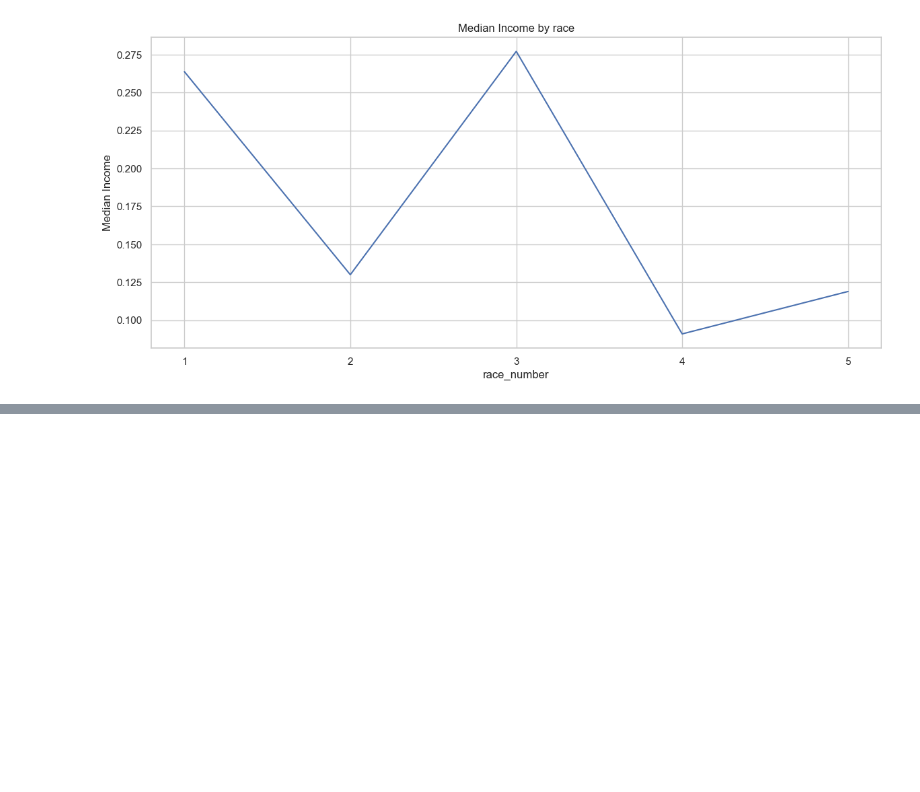
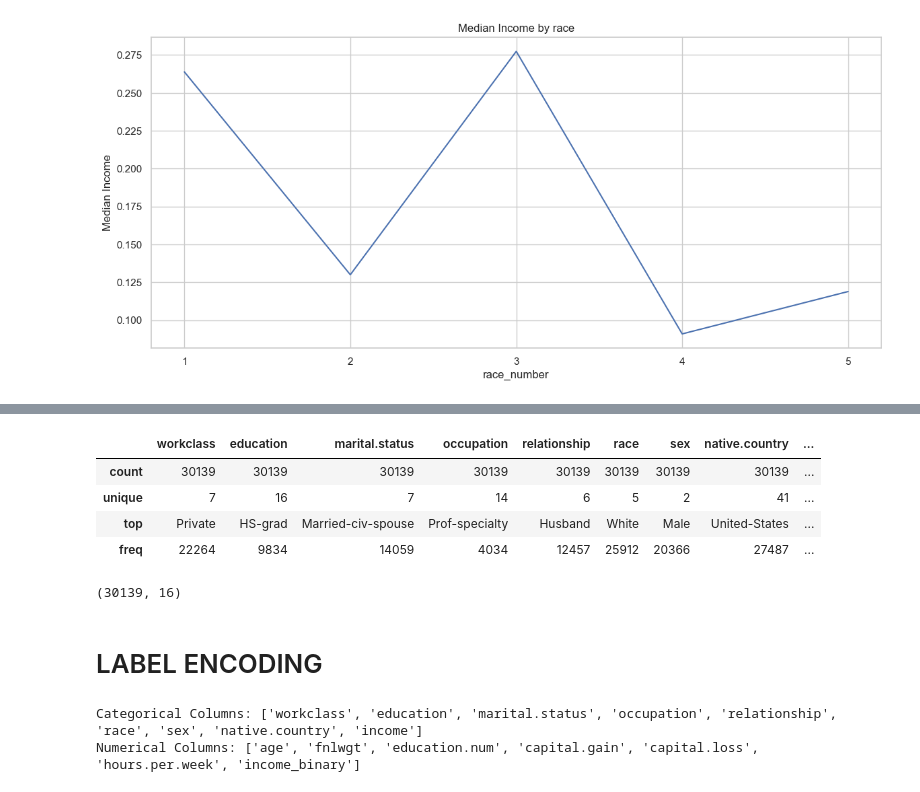
Before and after one commit to Naqibee/Project4, a Jupyter notebook: Income_Prediction.ipynb, the cells around one changed output, grey strips where cells are left out. Saved outputs shown, nothing was run; the diff lists cells and outputs as text; code cells hidden in the pictures; blank space fills up the shorter version.

```diff
--- a/Income_Prediction.ipynb
+++ b/Income_Prediction.ipynb
@@ -446,0 +576,4 @@ plt.show()
+# %%
+# Get the list of categorical columns
+cat_cols = df.select_dtypes(include='object').columns.tolist()
+cat_cols
@@ -446,0 +610,9 @@ plt.show()
+# %%
+# Display summary statistics of categorical variables
+display(df[cat_cols].describe())
+# %% [output]
+|  | workclass | education | marital.status | occupation | relationship | race | sex | native.country | ... |
+| count | 30139 | 30139 | 30139 | 30139 | 30139 | 30139 | 30139 | 30139 | ... |
+| unique | 7 | 16 | 7 | 14 | 6 | 5 | 2 | 41 | ... |
+| top | Private | HS-grad | Married-civ-spouse | Prof-specialty | Husband | White | Male | United-States | ... |
+| freq | 22264 | 9834 | 14059 | 4034 | 12457 | 25912 | 20366 | 27487 | ... |
@@ -446,0 +621,6 @@ plt.show()
+# %%
+df.shape
+# %% [output]
+(30139, 16)
+# %% [markdown]
+# LABEL ENCODING
@@ -446,0 +636,6 @@ plt.show()
+# %%
+print("Categorical Columns:",catcol)
+print("Numerical Columns:", numcol)
+# %% [output]
+Categorical Columns: ['workclass', 'education', 'marital.status', 'occupation', 'relationship', 'race', 'sex', 'native.country', 'income']
+Numerical Columns: ['age', 'fnlwgt', 'education.num', 'capital.gain', 'capital.loss', 'hours.per.week', 'income_binary']
```
Also changed, not shown: parts of 75 cells of this notebook.
